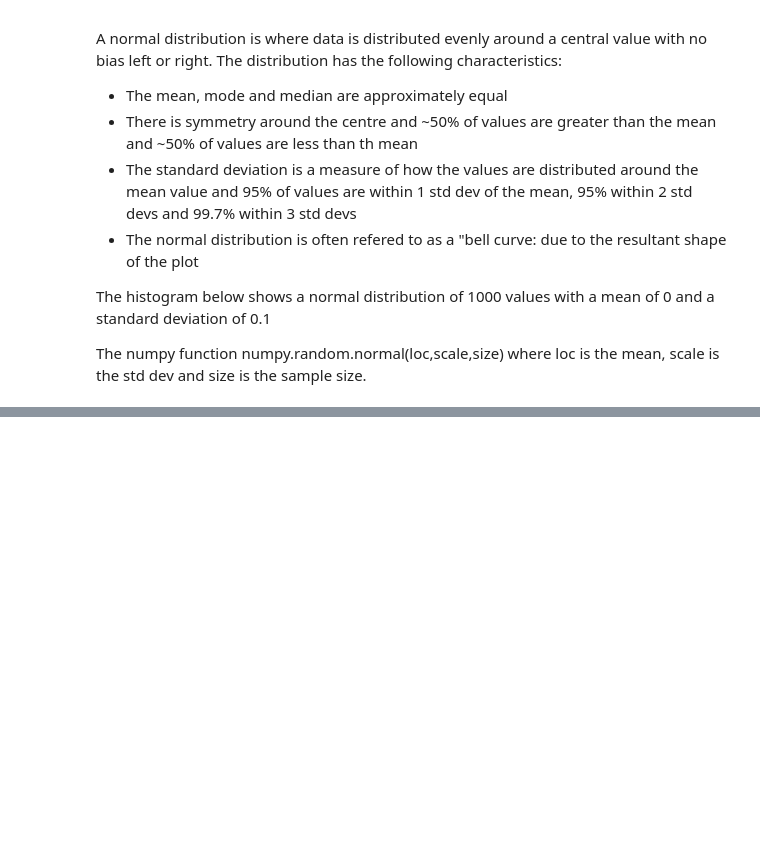
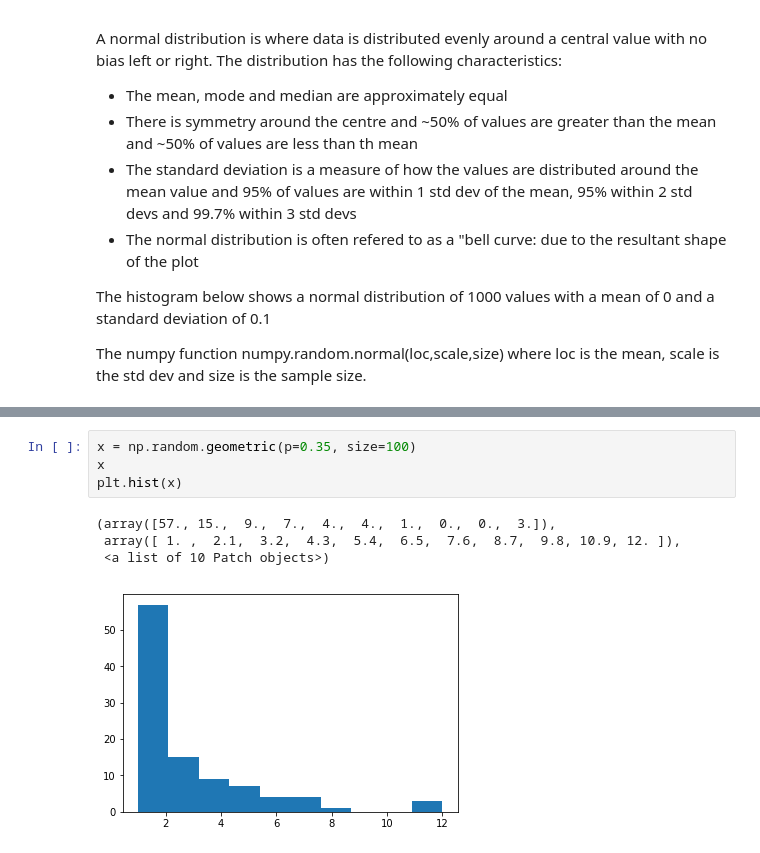
Before and after one commit to tommirrington/numpy-random, a Jupyter notebook: numpy-random.ipynb, the cells around one changed output, grey strips where cells are left out. Cells and saved outputs as stored; diff of their text form; blank space fills up the shorter version.

```diff
--- a/numpy-random.ipynb
+++ b/numpy-random.ipynb
@@ -100,0 +134,9 @@ plt.hist(x)
+# %%
+x = np.random.geometric(p=0.35, size=100)
+x
+plt.hist(x)
+# %% [output]
+(array([57., 15.,  9.,  7.,  4.,  4.,  1.,  0.,  0.,  3.]),
+ array([ 1. ,  2.1,  3.2,  4.3,  5.4,  6.5,  7.6,  8.7,  9.8, 10.9, 12. ]),
+ <a list of 10 Patch objects>)
+[figure, added]
```
Also changed, not shown: parts of 20 cells of this notebook.
